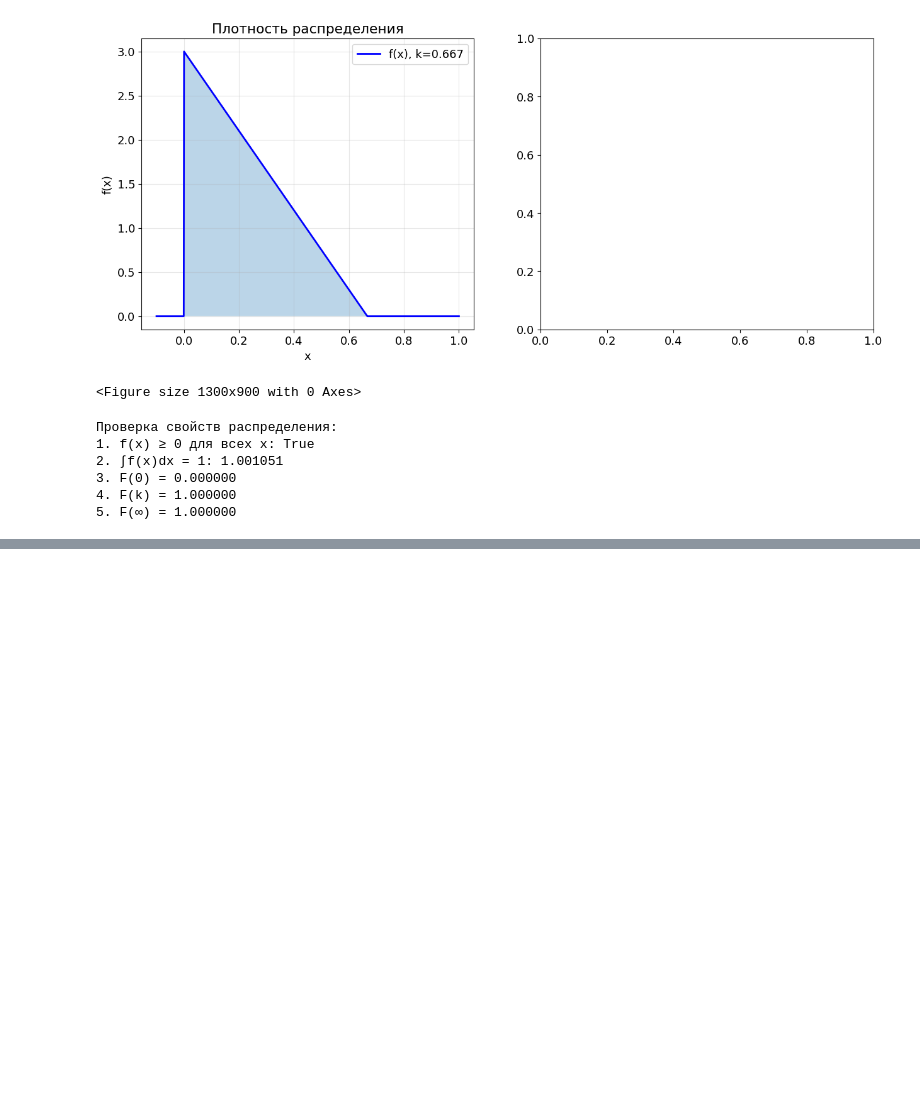
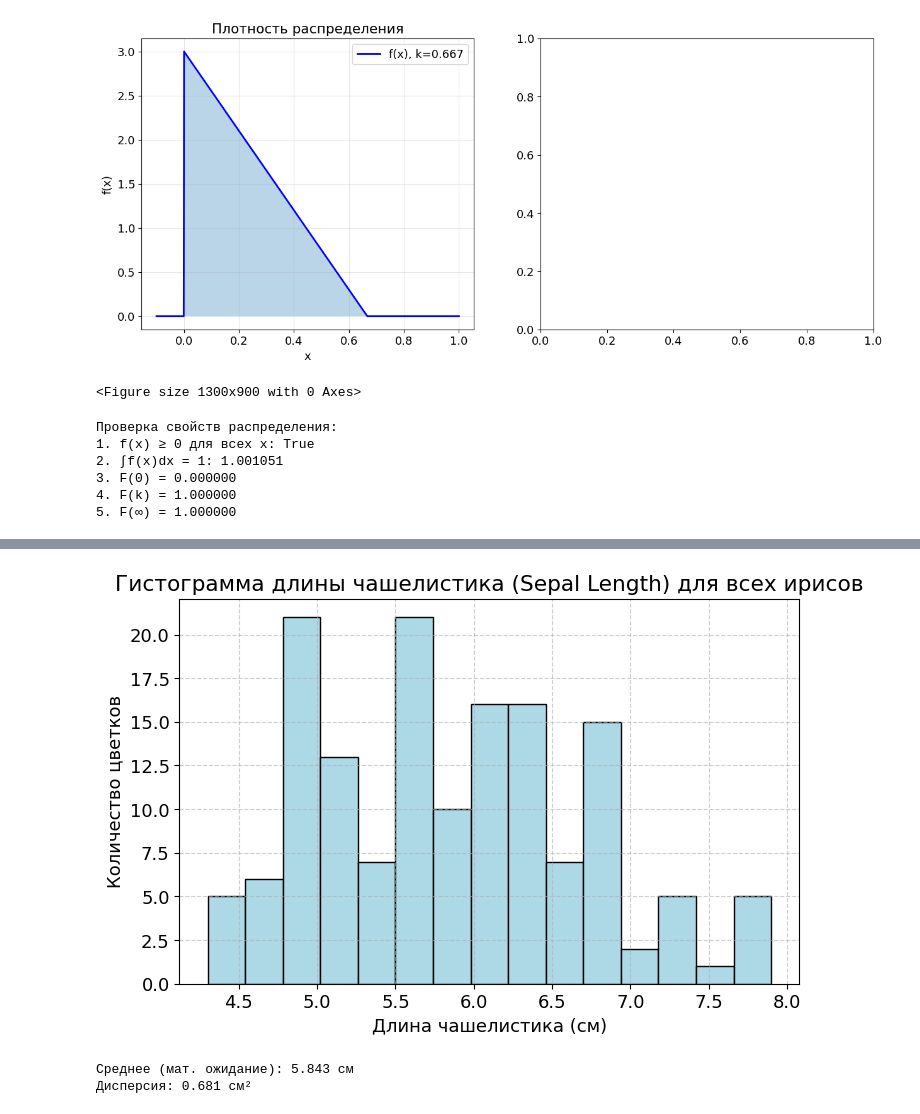
Before and after one commit to petduck369/Probability_distribution_function, a Jupyter notebook: lesson.ipynb, the cells around one changed output, grey strips where cells are left out. Saved outputs shown, nothing was run; the diff lists cells and outputs as text; code cells hidden in the pictures; blank space fills up the shorter version.

```diff
--- a/lesson.ipynb
+++ b/lesson.ipynb
@@ -297,0 +311,10 @@ print(f"5. F(∞) = {F(10, k):.6f}")
+# %%
+from sklearn.datasets import load_iris
+import pandas as pd
+
+iris = load_iris()
+df = pd.DataFrame(iris.data, columns=iris.feature_names)
+df['target'] = iris.target
+df['species'] = df['target'].map({0: 'setosa', 1: 'versicolor', 2: 'virginica'})
+
+print(df.head())
@@ -297,0 +343,8 @@ print(f"5. F(∞) = {F(10, k):.6f}")
+# %%
+df = pd.DataFrame(iris.data, columns=iris.feature_names)  # feature_names — это ['sepal length (cm)', ...]
+df['target'] = iris.target  # добавляем целевую переменную
+df['species'] = df['target'].map({0: 'setosa', 1: 'versicolor', 2: 'virginica'})  # переводим числа в названия видов
+
+# 4. Проверим, какие колонки есть — теперь мы знаем, что нужно писать "sepal length (cm)"
+print("Названия колонок:")
+print(df.columns.tolist())
@@ -297,0 +363,10 @@ print(f"5. F(∞) = {F(10, k):.6f}")
+# %%
+pl.figure(figsize=(8, 5))
+pl.hist(df['sepal length (cm)'], bins=15, color='lightblue', edgecolor='black')
+pl.title('Гистограмма длины чашелистика (Sepal Length) для всех ирисов')
+pl.xlabel('Длина чашелистика (см)')
+pl.ylabel('Количество цветков')
+pl.grid(True, linestyle='--', alpha=0.6)
+pl.show()
+# %% [output]
+[figure, added]
@@ -297,0 +376,6 @@ print(f"5. F(∞) = {F(10, k):.6f}")
+# %%
+print(f"\nСреднее (мат. ожидание): {mean_all:.3f} см")
+print(f"Дисперсия: {var_all:.3f} см²")
+# %% [output]
+Среднее (мат. ожидание): 5.843 см
+Дисперсия: 0.681 см²
```
Also changed, not shown: parts of 11 cells of this notebook, 1 other file.
